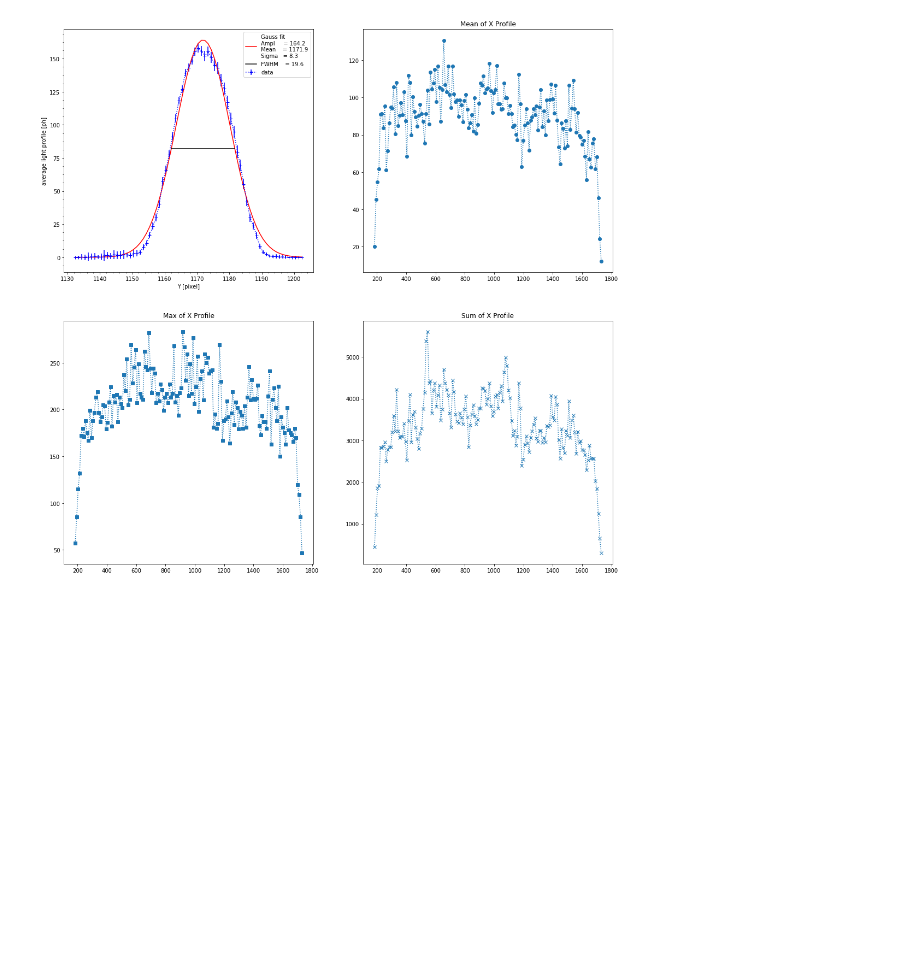
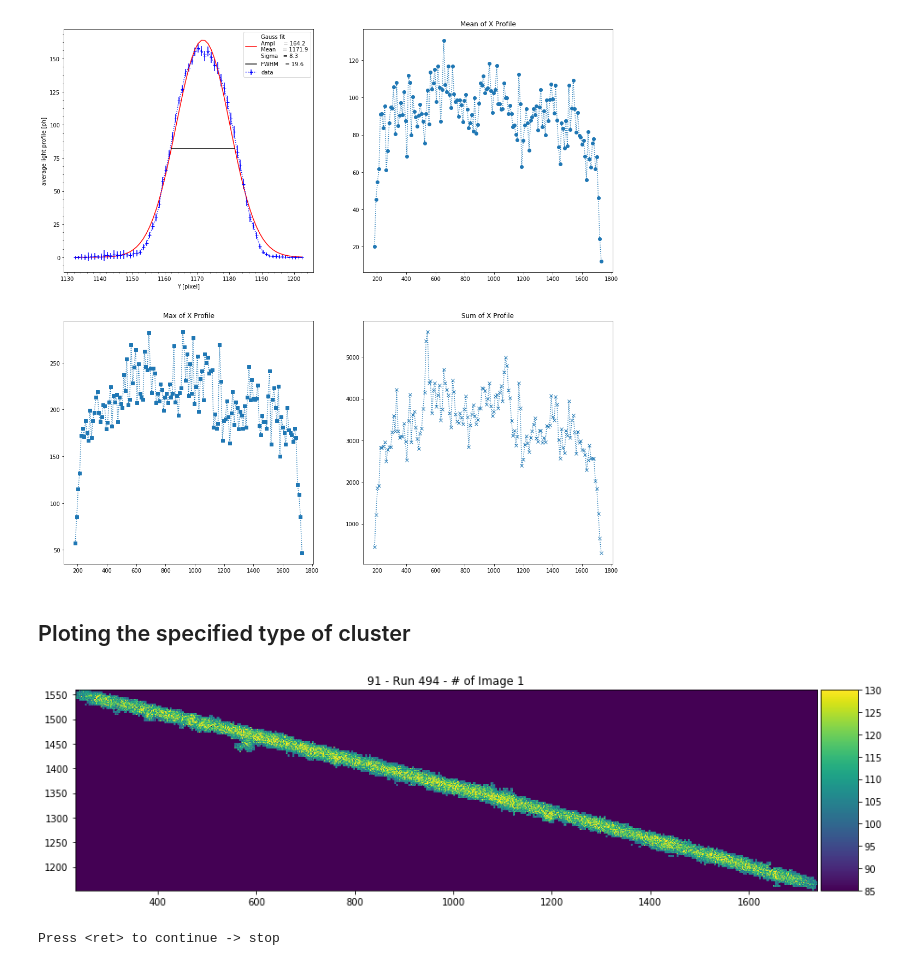
Before and after one commit to igorabritta/cygno, a Jupyter notebook: CreateVariables.ipynb, the cells around one changed output. Drawn from its saved outputs; the diff is of its cells as text; code cells hidden in the pictures; blank space fills up the shorter version.

```diff
--- a/CreateVariables.ipynb
+++ b/CreateVariables.ipynb
@@ -155,33 +152,0 @@ tl.plot2hist(COR, bins = [35,60,100], liml = -0.01, limr = 1.01, label='XYCorrel
-# %%
-tag = 'l'
-for cluN in [2564]:#ttt:#[2563]:#df.index[df.Tag == tag]:
-
-    #cluN = 91 ## Specified Cluster
-
-    Run = df[colhead[0]][cluN]
-    Nim = df[colhead[1]][cluN]
-    Xi  = df[colhead[3]][cluN]
-    Yi  = df[colhead[4]][cluN]
-    Lp  = df[colhead[5]][cluN]
-    Lb  = df[colhead[6]][cluN]
-
-    matrix = np.zeros([y_resolution,x_resolution],dtype=int)
-    matrixb = np.zeros([y_resolution,x_resolution],dtype=int)
-
-    matrix[Yi,Xi]=Lp
-    matrixb[Yi,Xi]=Lb
-
-    fig = plt.figure(figsize=(15,15))
-    ax  = plt.gca()
-
-    iax = ax.imshow(matrix,cmap="viridis", vmin=85,vmax=130)
-    ax.set_ylim(np.min(Yi),np.max(Yi))
-    ax.set_xlim(np.min(Xi),np.max(Xi))
-    ax.set_title('Run %d - # of Image %d' % (Run, Nim))
-    tl.colorbar(iax)
-    plt.show(block=False)
-
-    key = input('Press <ret> to continue -> ')
-    if key == 'stop':
-        break
-    plt.close
@@ -460,3 +448,17 @@ widthY, widthX, peakX, meanX = plot_shapeprofile(X = newX,Y = newY, L = df.Light
 [figure]
 [figure]
 [figure]
+# %% [markdown]
+## Ploting the specified type of cluster
+# %%
+rind = featuresL.index[(featuresL.Image < 210) & (featuresL.WidthX > 250) & (featuresL.WidthX < 300)]
+
+for ind in [91]:
+    plottingCluster(df,colhead,ind,x_resolution,y_resolution)
+    key = input('Press <ret> to continue -> ')
+    if key == 'stop':
+        break
+    plt.close
+# %% [output]
+[figure, added]
+Press <ret> to continue -> stop
```
Also changed, not shown: parts of 11 cells of this notebook, 1 other file.
